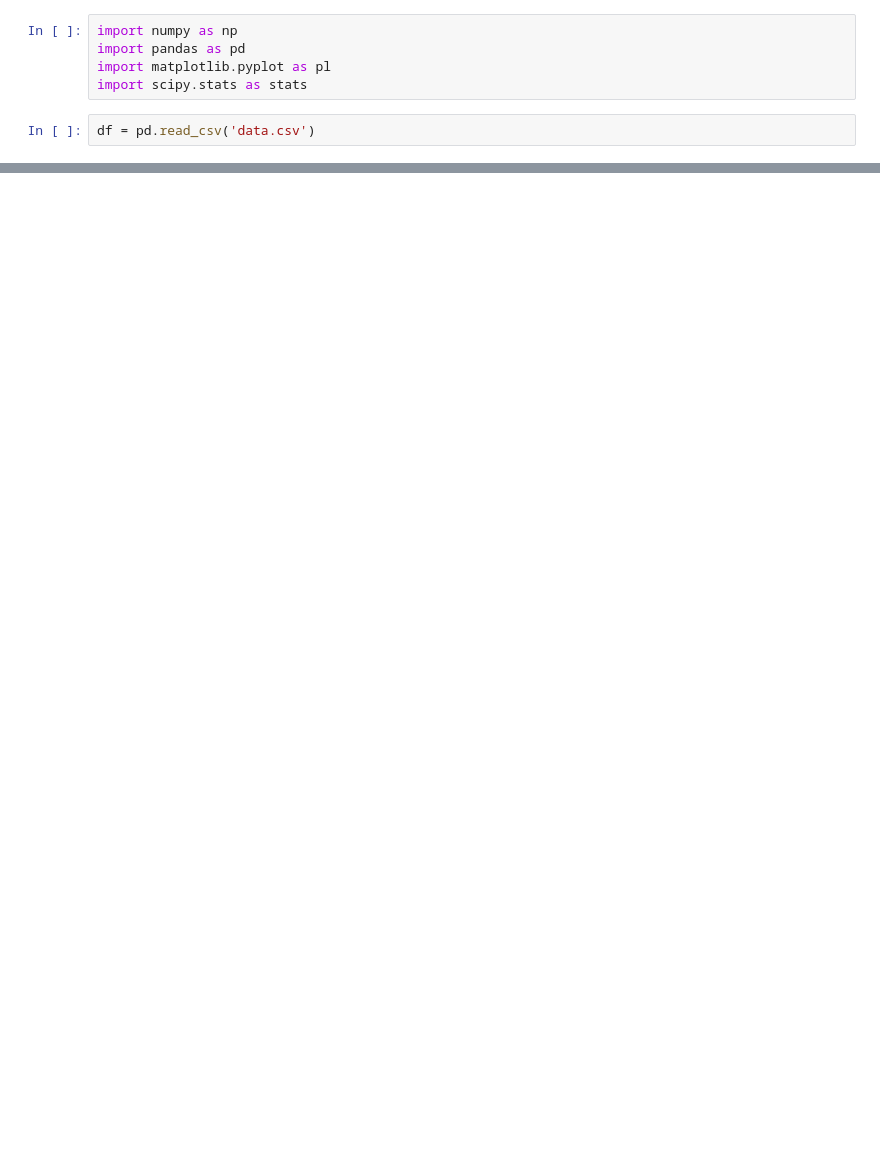
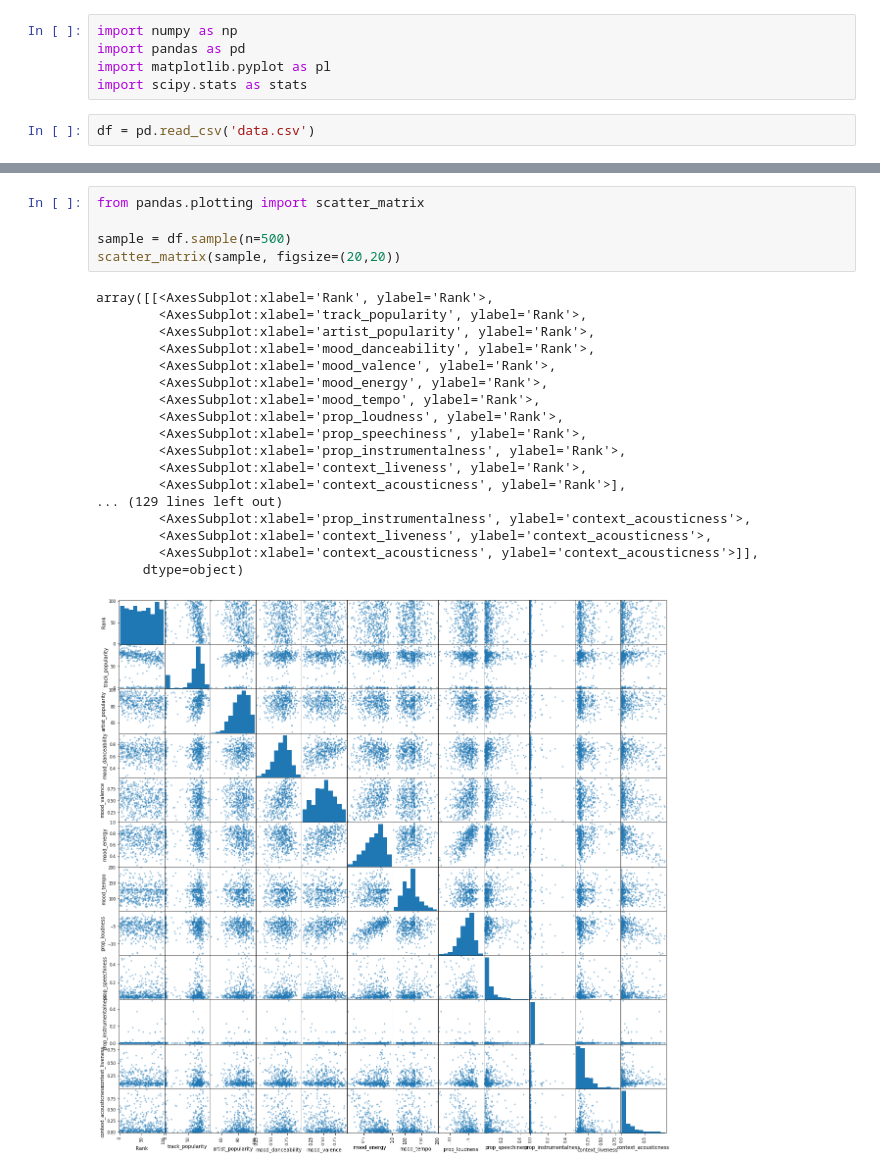
Before and after one commit to ScxttM/spotify, a Jupyter notebook: plotting.ipynb, the cells around one changed output, grey strips where cells are left out. Cells and saved outputs as stored; diff of their text form; blank space fills up the shorter version.

```diff
--- a/plotting.ipynb
+++ b/plotting.ipynb
@@ -22,0 +49,24 @@ print(diccionario)
+# %%
+from pandas.plotting import scatter_matrix
+
+sample = df.sample(n=500)
+scatter_matrix(sample, figsize=(20,20))
+# %% [output]
+array([[<AxesSubplot:xlabel='Rank', ylabel='Rank'>,
+        <AxesSubplot:xlabel='track_popularity', ylabel='Rank'>,
+        <AxesSubplot:xlabel='artist_popularity', ylabel='Rank'>,
+        <AxesSubplot:xlabel='mood_danceability', ylabel='Rank'>,
+        <AxesSubplot:xlabel='mood_valence', ylabel='Rank'>,
+        <AxesSubplot:xlabel='mood_energy', ylabel='Rank'>,
+        <AxesSubplot:xlabel='mood_tempo', ylabel='Rank'>,
+        <AxesSubplot:xlabel='prop_loudness', ylabel='Rank'>,
+        <AxesSubplot:xlabel='prop_speechiness', ylabel='Rank'>,
+        <AxesSubplot:xlabel='prop_instrumentalness', ylabel='Rank'>,
+        <AxesSubplot:xlabel='context_liveness', ylabel='Rank'>,
+        <AxesSubplot:xlabel='context_acousticness', ylabel='Rank'>],
+... (129 lines left out)
+        <AxesSubplot:xlabel='prop_instrumentalness', ylabel='context_acousticness'>,
+        <AxesSubplot:xlabel='context_liveness', ylabel='context_acousticness'>,
+        <AxesSubplot:xlabel='context_acousticness', ylabel='context_acousticness'>]],
+      dtype=object)
+[figure, added]
```
Also changed, not shown: parts of 9 cells of this notebook.
